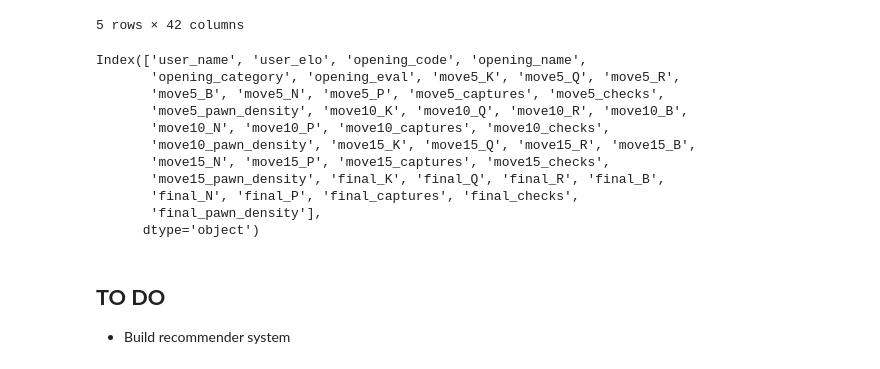
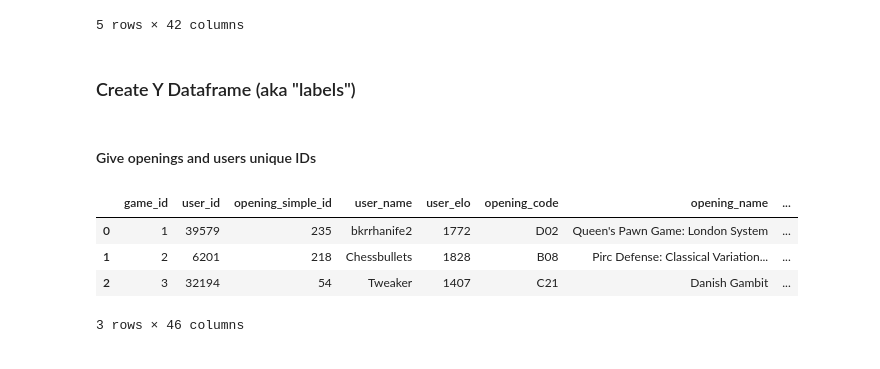
Before and after one commit to aks5bx/ChessOpeningRecommender, a Jupyter notebook: notebooks/scratch.ipynb, the cells around one changed output. Drawn from its saved outputs; the diff is of its cells as text; code cells hidden in the pictures.

```diff
--- a/notebooks/scratch.ipynb
+++ b/notebooks/scratch.ipynb
@@ -291,21 +288,28 @@ feature_df.head(5)
 | 3 | monopunkt | 1238 | C46 | Three Knights Opening #2 | C | 0.99 | 0.0 | 0.0 | ... |
 | 4 | babar295 | 1064 | C00 | French Defense: Knight Variation | C | 1.79 | 0.0 | 0.0 | ... |
 5 rows × 42 columns
-# %%
-feature_df.columns
-# %% [output]
-Index(['user_name', 'user_elo', 'opening_code', 'opening_name',
-       'opening_category', 'opening_eval', 'move5_K', 'move5_Q', 'move5_R',
-       'move5_B', 'move5_N', 'move5_P', 'move5_captures', 'move5_checks',
-       'move5_pawn_density', 'move10_K', 'move10_Q', 'move10_R', 'move10_B',
-       'move10_N', 'move10_P', 'move10_captures', 'move10_checks',
-       'move10_pawn_density', 'move15_K', 'move15_Q', 'move15_R', 'move15_B',
-       'move15_N', 'move15_P', 'move15_captures', 'move15_checks',
-       'move15_pawn_density', 'final_K', 'final_Q', 'final_R', 'final_B',
-       'final_N', 'final_P', 'final_captures', 'final_checks',
-       'final_pawn_density'],
-      dtype='object')
-# %% [markdown]
-## **TO DO**
-
-- Build recommender system
+# %% [markdown]
+### Create Y Dataframe (aka "labels")
+# %% [markdown]
+#### Give openings and users unique IDs
+# %%
+feature_df['opening_name_simple'] = feature_df['opening_name'].apply(lambda x: x.split(':')[0])
+feature_df['opening_simple_id'] = feature_df.groupby(['opening_name_simple']).ngroup()
+feature_df['user_id'] = feature_df.groupby(['user_name']).ngroup()
+feature_df['game_id'] = feature_df.index + 1
+
+first_column = feature_df.pop('game_id')
+second_column = feature_df.pop('user_id')
+third_column = feature_df.pop('opening_simple_id')
+
+feature_df.insert(0, 'opening_simple_id', third_column)
+feature_df.insert(0, 'user_id', second_column)
+feature_df.insert(0, 'game_id', first_column)
+
+feature_df.head(3)
+# %% [output]
+|  | game_id | user_id | opening_simple_id | user_name | user_elo | opening_code | opening_name | ... |
+| 0 | 1 | 39579 | 235 | bkrrhanife2 | 1772 | D02 | Queen's Pawn Game: London System | ... |
+| 1 | 2 | 6201 | 218 | Chessbullets | 1828 | B08 | Pirc Defense: Classical Variation... | ... |
+| 2 | 3 | 32194 | 54 | Tweaker | 1407 | C21 | Danish Gambit | ... |
+3 rows × 46 columns
```
Also changed, not shown: parts of 23 cells of this notebook, 2 other files.
